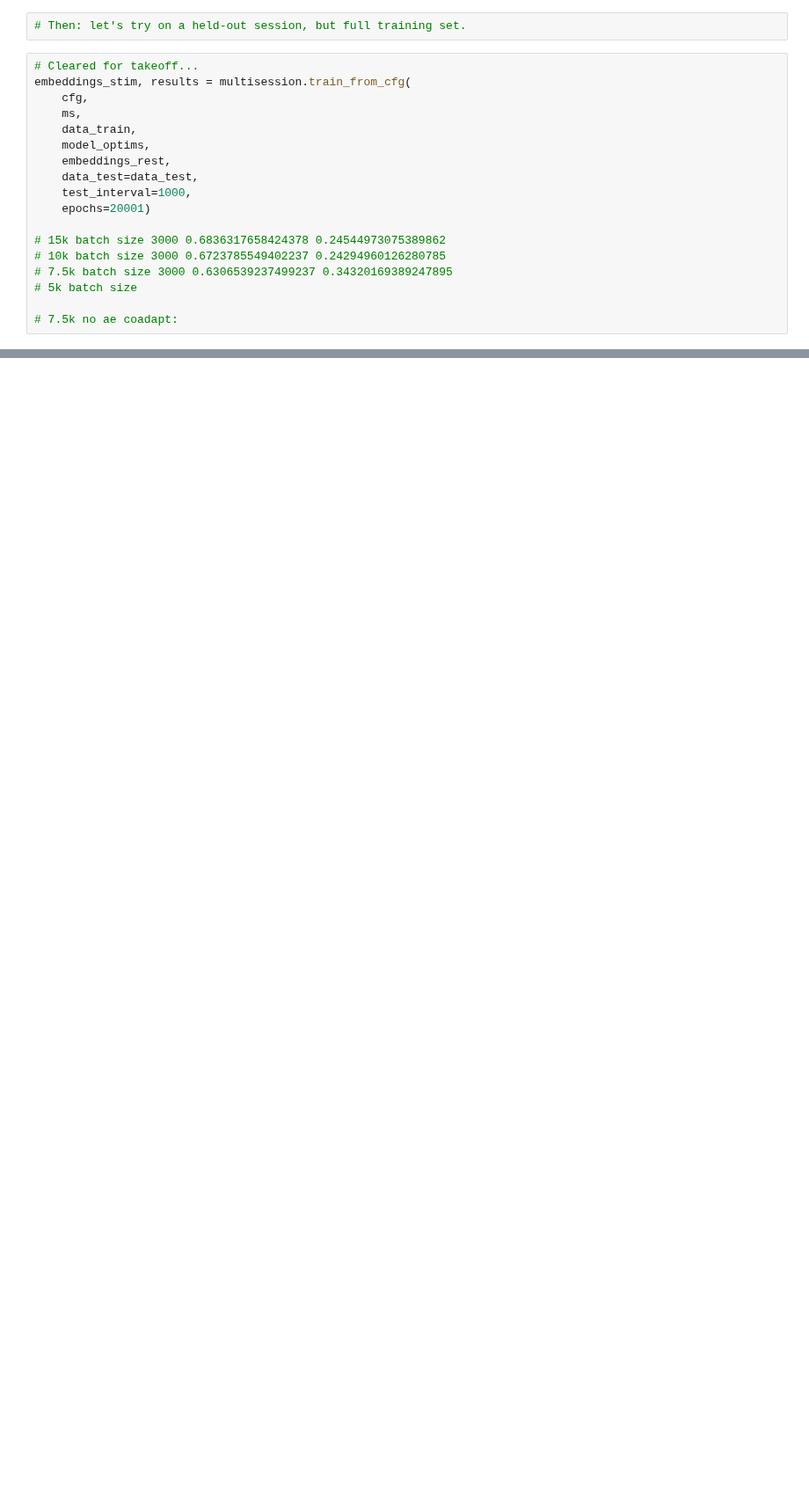
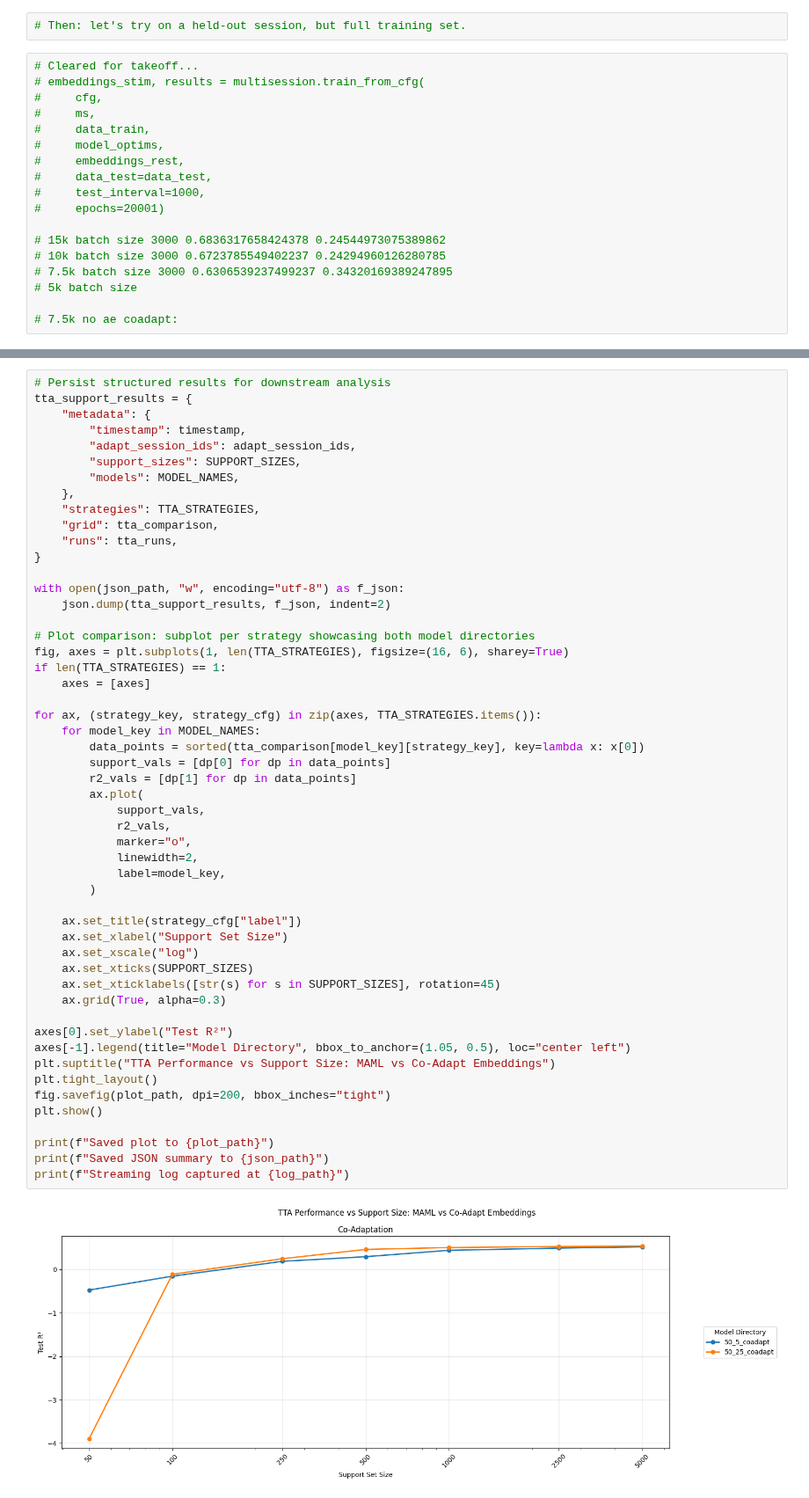
Before and after one commit to mmattb/py-tbfm, a Jupyter notebook: test_time_adaptation.ipynb, the cells around one changed output, grey strips where cells are left out. Shown at 88% size. Cells and saved outputs as stored; diff of their text form; blank space fills up the shorter version.

```diff
--- a/test_time_adaptation.ipynb
+++ b/test_time_adaptation.ipynb
@@ -248,15 +435,15 @@ for sid in adapt_session_ids:
 # Then: let's try on a held-out session, but full training set.
 # %%
 # Cleared for takeoff...
-embeddings_stim, results = multisession.train_from_cfg(
-    cfg,
-    ms,
-    data_train,
-    model_optims,
-    embeddings_rest,
-    data_test=data_test,
-    test_interval=1000,
-    epochs=20001)
+# embeddings_stim, results = multisession.train_from_cfg(
+#     cfg,
+#     ms,
+#     data_train,
+#     model_optims,
+#     embeddings_rest,
+#     data_test=data_test,
+#     test_interval=1000,
+#     epochs=20001)
 
 # 15k batch size 3000 0.6836317658424378 0.24544973075389862
 # 10k batch size 3000 0.6723785549402237 0.24294960126280785
@@ -284,0 +585,54 @@ Final: 0.525699257850647 0.46051451563835144
+# %%
+# Persist structured results for downstream analysis
+tta_support_results = {
+    "metadata": {
+        "timestamp": timestamp,
+        "adapt_session_ids": adapt_session_ids,
+        "support_sizes": SUPPORT_SIZES,
+        "models": MODEL_NAMES,
+    },
+    "strategies": TTA_STRATEGIES,
+    "grid": tta_comparison,
+    "runs": tta_runs,
+}
+
+with open(json_path, "w", encoding="utf-8") as f_json:
+    json.dump(tta_support_results, f_json, indent=2)
+
+# Plot comparison: subplot per strategy showcasing both model directories
+fig, axes = plt.subplots(1, len(TTA_STRATEGIES), figsize=(16, 6), sharey=True)
+if len(TTA_STRATEGIES) == 1:
+    axes = [axes]
+
+for ax, (strategy_key, strategy_cfg) in zip(axes, TTA_STRATEGIES.items()):
+    for model_key in MODEL_NAMES:
+        data_points = sorted(tta_comparison[model_key][strategy_key], key=lambda x: x[0])
+        support_vals = [dp[0] for dp in data_points]
+        r2_vals = [dp[1] for dp in data_points]
+        ax.plot(
+            support_vals,
+            r2_vals,
+            marker="o",
+            linewidth=2,
+            label=model_key,
+        )
+
+    ax.set_title(strategy_cfg["label"])
+    ax.set_xlabel("Support Set Size")
+    ax.set_xscale("log")
+    ax.set_xticks(SUPPORT_SIZES)
+    ax.set_xticklabels([str(s) for s in SUPPORT_SIZES], rotation=45)
+    ax.grid(True, alpha=0.3)
+
+axes[0].set_ylabel("Test R²")
+axes[-1].legend(title="Model Directory", bbox_to_anchor=(1.05, 0.5), loc="center left")
+plt.suptitle("TTA Performance vs Support Size: MAML vs Co-Adapt Embeddings")
+plt.tight_layout()
+fig.savefig(plot_path, dpi=200, bbox_inches="tight")
+plt.show()
+
+print(f"Saved plot to {plot_path}")
+print(f"Saved JSON summary to {json_path}")
+print(f"Streaming log captured at {log_path}")
+# %% [output]
+[figure, added]
```
Also changed, not shown: parts of 10 cells of this notebook, 10 other files.
